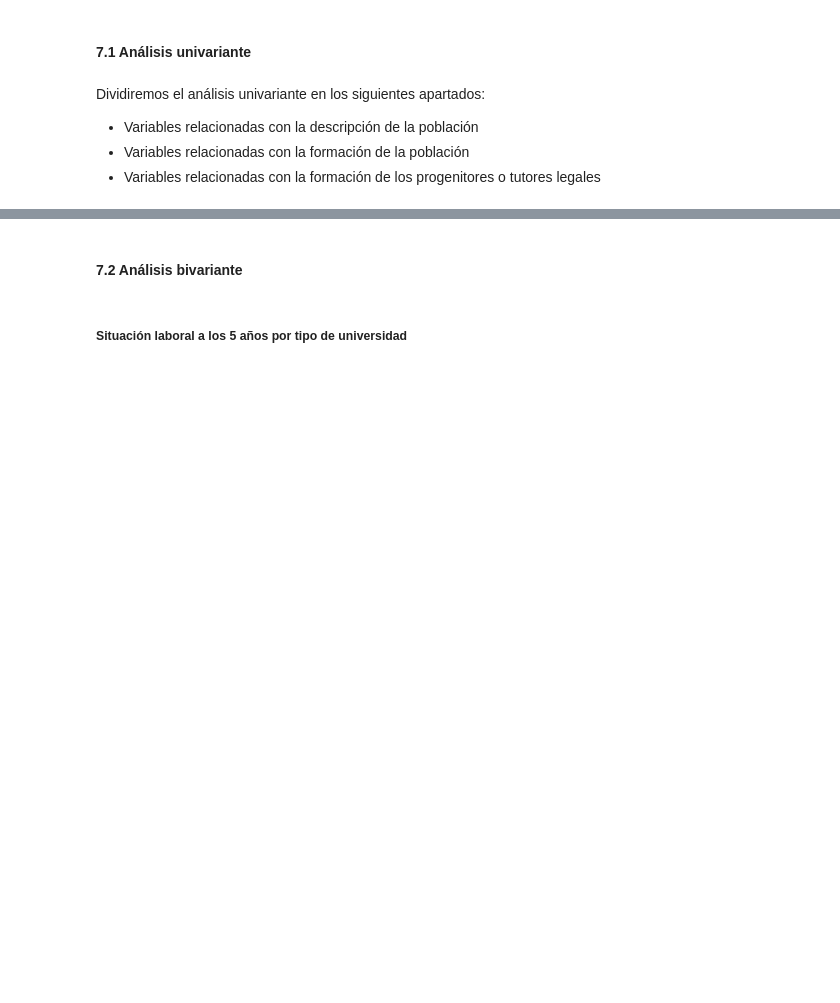
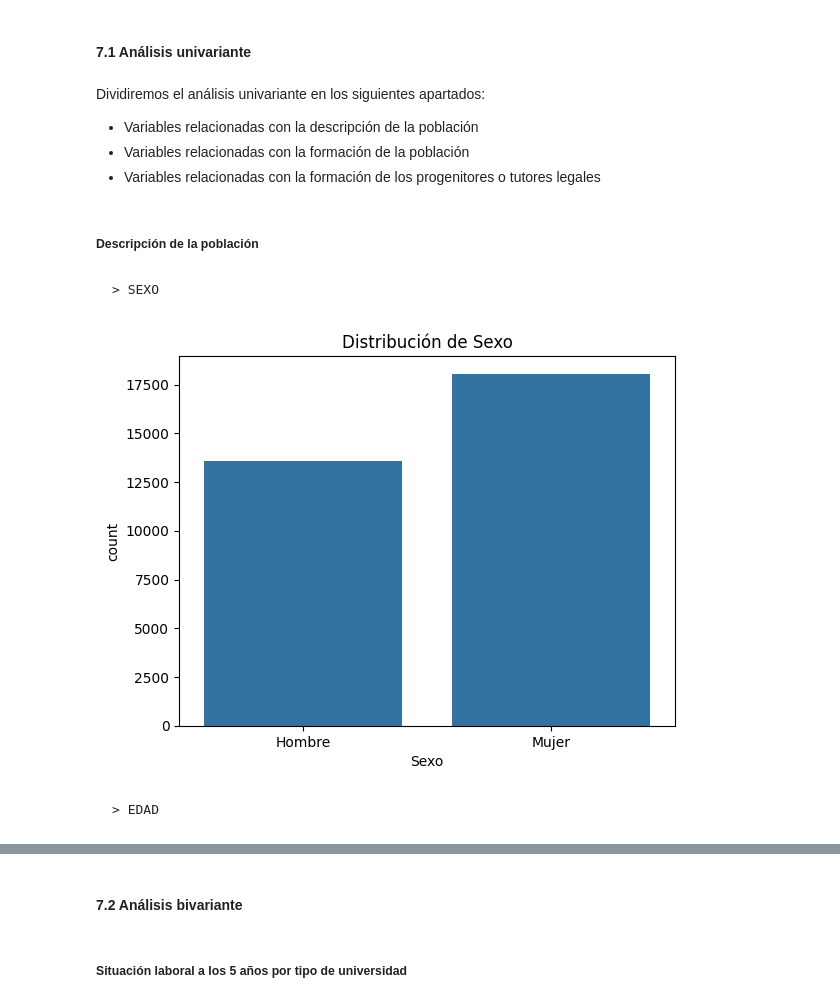
Before and after one commit to BeatrizGD/Students-Employability-Exploratory-Data-Analysis, a Jupyter notebook: src/main.ipynb, the cells around one changed output, grey strips where cells are left out. Saved outputs shown, nothing was run; the diff lists cells and outputs as text; code cells hidden in the pictures; blank space fills up the shorter version.

```diff
--- a/src/main.ipynb
+++ b/src/main.ipynb
@@ -376,3 +385,8 @@ students_empleo = students[students['TRBPRN1']!=3] # Excluímos aquellos que est
+# %%
+# Diccionario con la nueva codificación para la columna 'RAMA'
+ramas = {1: "Artes/Humanidades", 2: "Ciencias", 3:"Ciencias sociales", 4:"Ingeniería/arquitectura", 5:"Salud"}
+
+students['RAMA'] = students['RAMA'].replace(ramas)
 # %% [markdown]
 > **7** **Exploratory Data Anaysis**
 # %% [markdown]
@@ -405,0 +416,22 @@ SEXO
+# %% [markdown]
+##### **Descripción de la población**
+# %% [markdown]
+    > SEXO
+# %%
+# Diccionario con la nueva codificación para la columna 'SEXO'
+sexo = {1: "Hombre", 2: "Mujer"}
+
+students['SEXO'] = students['SEXO'].replace(sexo)
+# %%
+# Representación gráfica de la variable 'SEXO'
+sns.countplot(x='SEXO', data=students)
+
+# Labels
+plt.title('Distribución de Sexo')
+plt.xlabel('Sexo')
+
+plt.show()
+# %% [output]
+[figure, added]
+# %% [markdown]
+    > EDAD
```
Also changed, not shown: parts of 13 cells of this notebook, 1 other file.
